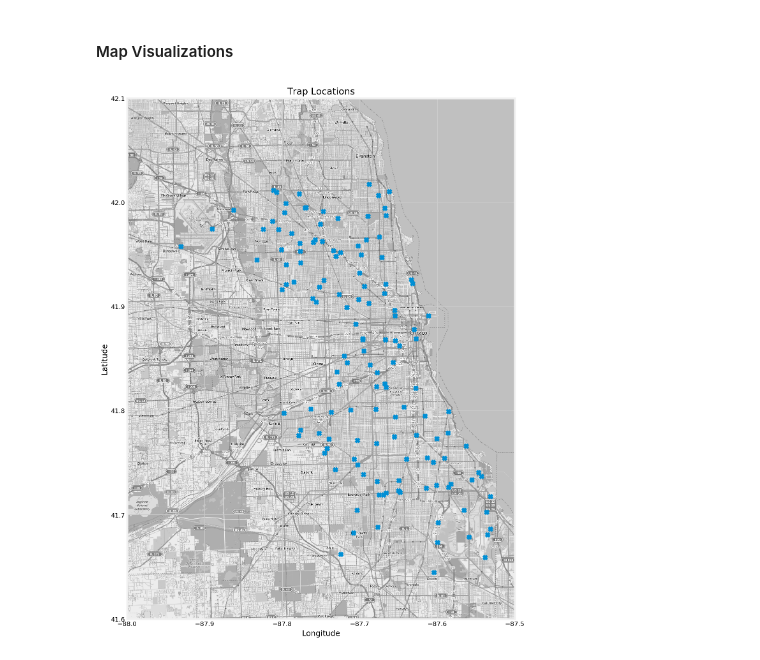
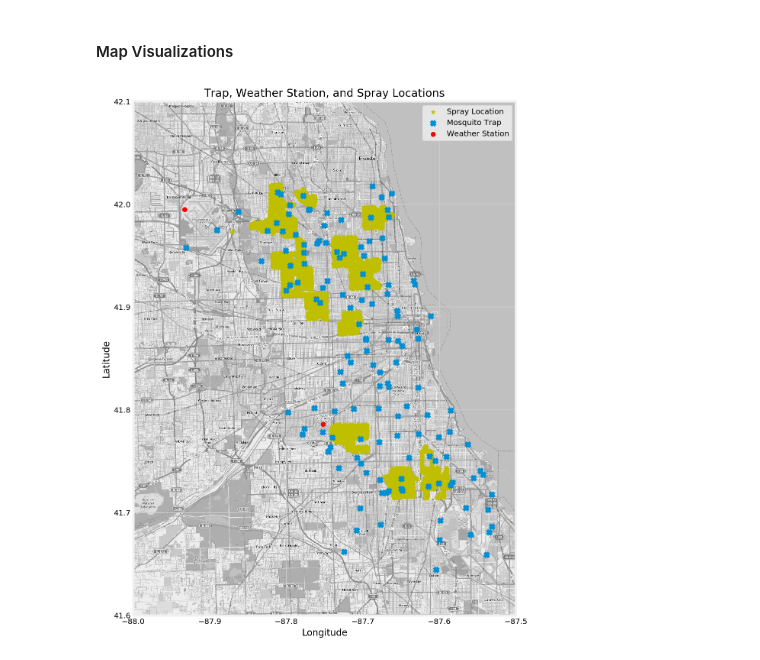
Before and after one commit to jphampton/west-nile, a Jupyter notebook: EDA.ipynb, the cells around one changed output. Saved outputs shown, nothing was run; the diff lists cells and outputs as text; code cells hidden in the pictures.

```diff
--- a/EDA.ipynb
+++ b/EDA.ipynb
@@ -145,20 +145,29 @@ Most days seem to be dry or have very little precipitation
 # Load map
 mapdata = np.loadtxt("assets/input/mapdata_copyright_openstreetmap_contributors.txt")
 # %%
-# Map trap locations
-fig = plt.figure(figsize = (10,15))
+# Map trap, weather station, and spray locations
+fig = plt.figure(figsize = (8,13))
 
 # Show map in desired lat, long range
 plt.imshow(mapdata, cmap = plt.get_cmap('gray'), extent = (-88, -87.5, 41.6, 42.1),
            aspect = mapdata.shape[0] * 1.0 / mapdata.shape[1])
 
+# Scatter plot for spray locations (removing outliers far away from the rest of the traps)
+spray_loc = spray[['Longitude', 'Latitude']].drop_duplicates()
+spray_loc = spray_loc[spray_loc['Latitude'] < 42.3].values
+plt.scatter(spray_loc[:,0], spray_loc[:,1], marker = '*', color = 'y', label = "Spray Location")
+
 # Scatter plot for trap locations
 traps = train[['Longitude', 'Latitude']].drop_duplicates().values
-plt.scatter(traps[:,0], traps[:,1], marker='x')
+plt.scatter(traps[:,0], traps[:,1], marker='x', label = "Mosquito Trap")
+
+# Scatter plot for weather station locations
+plt.scatter(x = [-87.933, -87.752], y = [41.995, 41.786], marker = 'o', c = 'r', label = 'Weather Station')
 
 # Labels
 plt.xlabel('Longitude')
 plt.ylabel('Latitude')
-plt.title('Trap Locations');
+plt.title('Trap, Weather Station, and Spray Locations')
+plt.legend();
 # %% [output]
-[figure, old version]
+[figure, new version]
```
